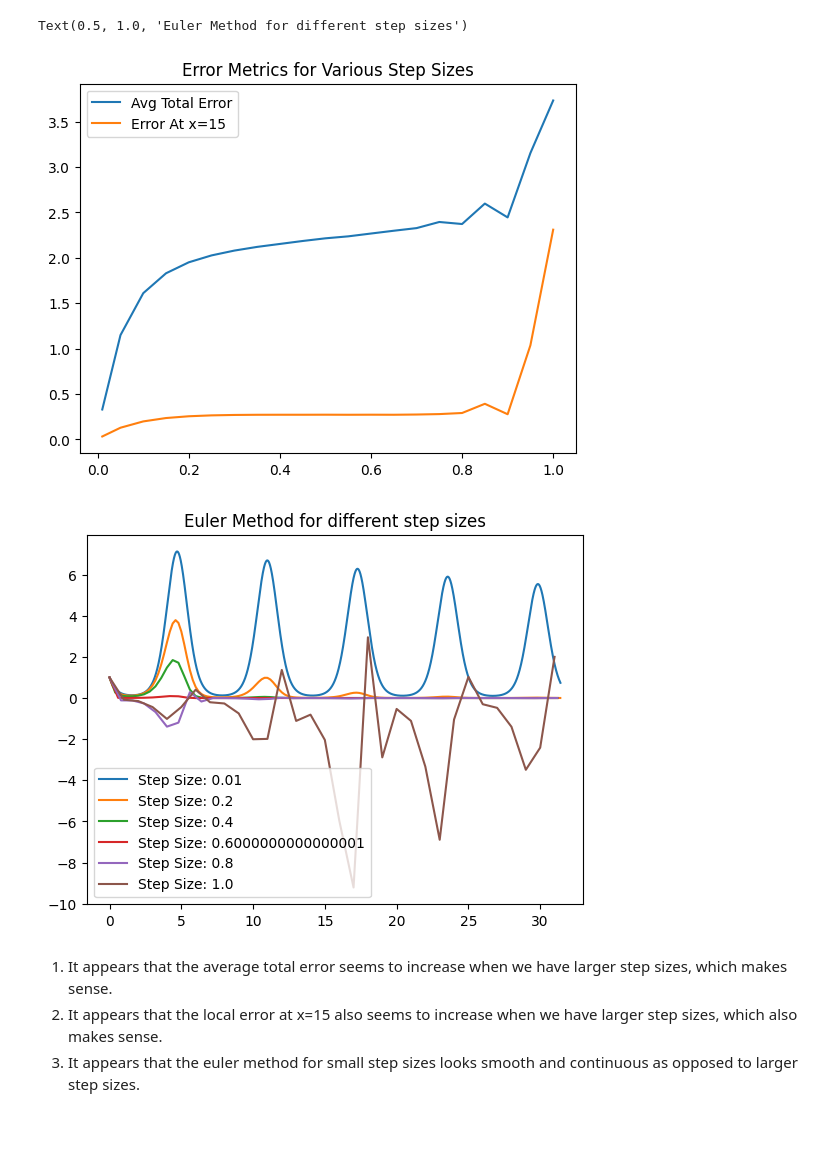
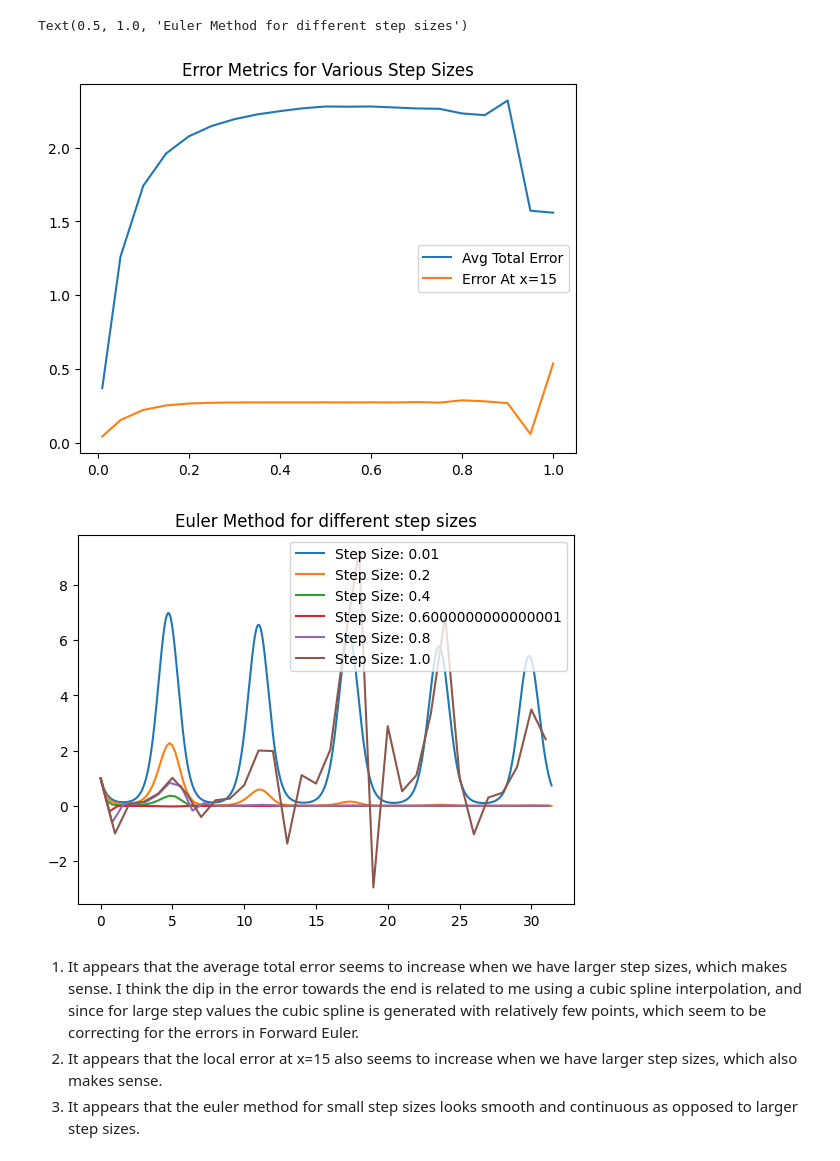
Before and after one commit to SkywardSyntax/coe311k, a Jupyter notebook: homework/nb29255-HW7.ipynb, the cells around one changed output. Saved outputs shown, nothing was run; the diff lists cells and outputs as text; code cells hidden in the pictures; blank space fills up the shorter version.

```diff
--- a/homework/nb29255-HW7.ipynb
+++ b/homework/nb29255-HW7.ipynb
@@ -19,7 +19,7 @@ for i in range(len(x_intervals)):
     currYVal = 1
     y_intervals[i][0] = currYVal
     for j in range(1, len(x_intervals[i])):
-        y_new = currYVal + -2*currYVal*np.cos(x_intervals[i][j])*step_sizes[i]
+        y_new = currYVal + -2*currYVal*np.cos(x_intervals[i][j-1])*step_sizes[i]
         y_intervals[i][j] = y_new
         currYVal = y_new
 
@@ -53,37 +53,37 @@ for i in range(len(x_intervals)):
 localEulerError15 = [abs(analyticInterpolation(15) - eulerInterpolation(15)) for analyticInterpolation, eulerInterpolation in zip(analyticInterpolations, eulerInterpolations)]
 
 
 x_fine = np.linspace(0, 10*np.pi, 10000)
 
 avgErrorForAllRuns = []
 for i in range(len(x_intervals)):
     error = np.abs(analyticInterpolations[i](x_fine) - eulerInterpolations[i](x_fine))
     avgErrorForAllRuns.append(np.mean(error))
 
 
 
 
 
 
 plt.title('Error Metrics for Various Step Sizes')
 plt.plot(step_sizes, avgErrorForAllRuns, label = ("Avg Total Error"))
 plt.plot(step_sizes, localEulerError15, label = ("Error At x=15"))
 plt.legend()
 
 
 plt.figure()
 for i in range(0, len(x_intervals), 4):
     plt.plot(x_intervals[i], y_intervals[i], label=("Step Size: "+ str(step_sizes[i])))
 
 
 plt.legend()
 plt.title('Euler Method for different step sizes')
 # %% [output]
 Text(0.5, 1.0, 'Euler Method for different step sizes')
-[figure, old version]
+[figure, new version]
-[figure, old version]
+[figure, new version]
 # %% [markdown]
-1. It appears that the average total error seems to increase when we have larger step sizes, which makes sense.
+1. It appears that the average total error seems to increase when we have larger step sizes, which makes sense. I think the dip in the error towards the end is related to me using a cubic spline interpolation, and since for large step values the cubic spline is generated with relatively few points, which seem to be correcting for the errors in Forward Euler.
 2. It appears that the local error at x=15 also seems to increase when we have larger step sizes, which also makes sense.
 3. It appears that the euler method for small step sizes looks smooth and continuous as opposed to larger step sizes.
 # %% [markdown]
```
Also changed, not shown: parts of 1 cell of this notebook.
